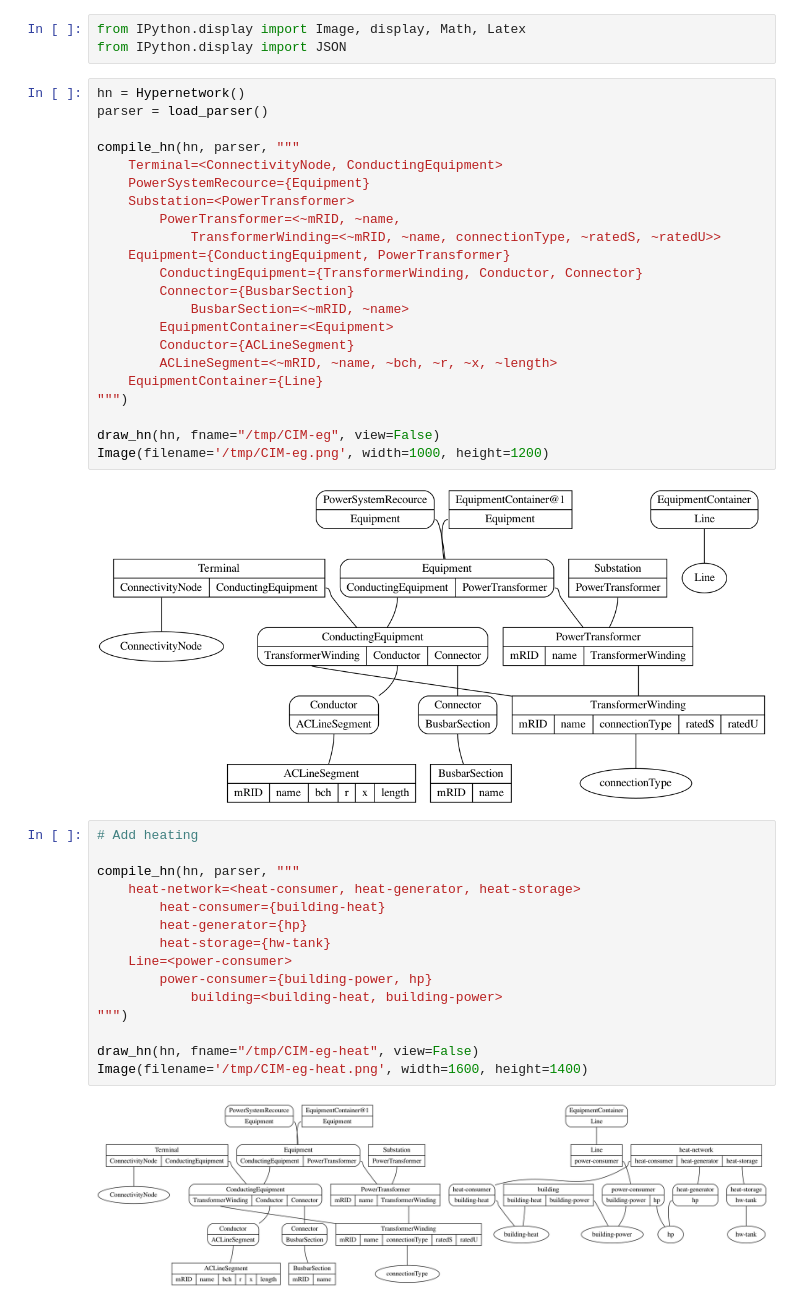
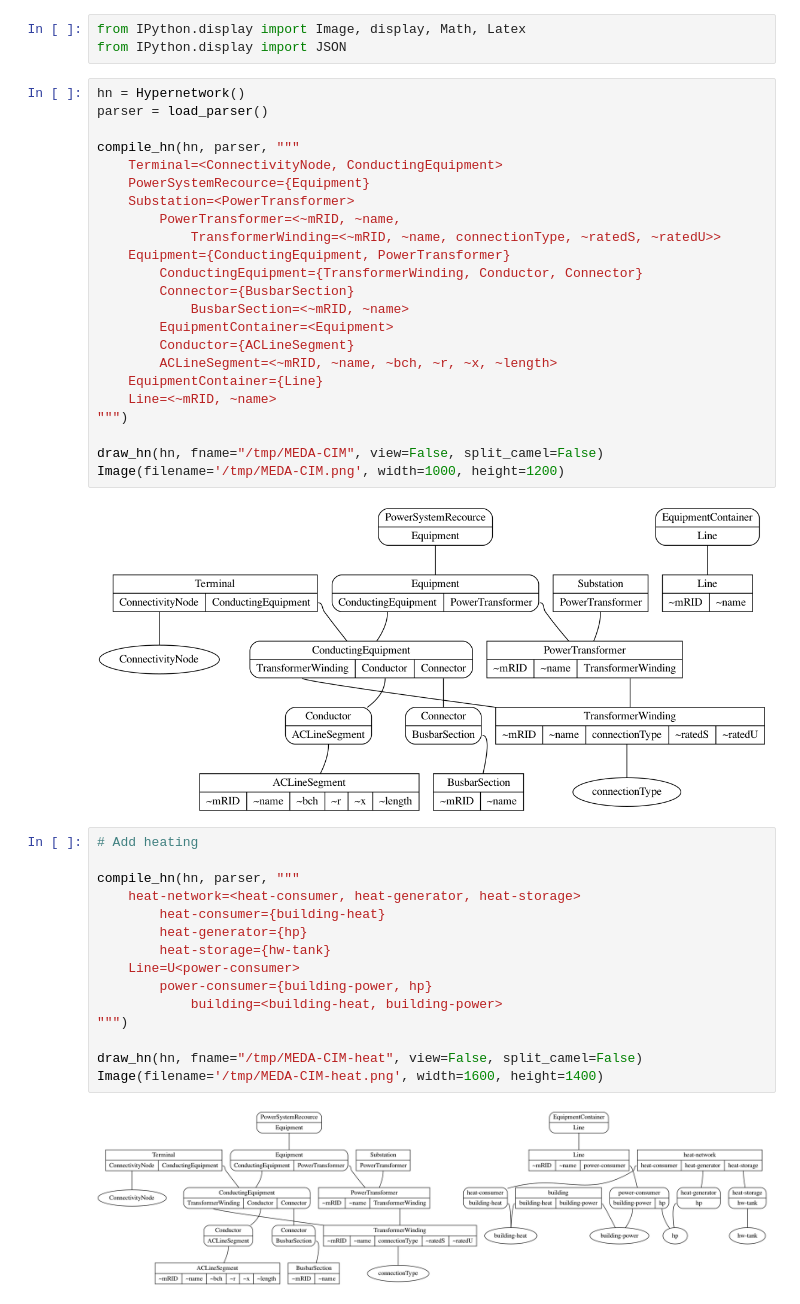
Before and after one commit to rdchar/Hora, a Jupyter notebook: examples/Power.ipynb, the cells around one changed output. Saved outputs shown, nothing was run; the diff lists cells and outputs as text.

```diff
--- a/examples/Power.ipynb
+++ b/examples/Power.ipynb
@@ -29,29 +29,30 @@ compile_hn(hn, parser, """
         Conductor={ACLineSegment}
         ACLineSegment=<~mRID, ~name, ~bch, ~r, ~x, ~length>
     EquipmentContainer={Line}
+    Line=<~mRID, ~name>
 """)
 
-draw_hn(hn, fname="/tmp/CIM-eg", view=False)
-Image(filename='/tmp/CIM-eg.png', width=1000, height=1200)
+draw_hn(hn, fname="/tmp/MEDA-CIM", view=False, split_camel=False)
+Image(filename='/tmp/MEDA-CIM.png', width=1000, height=1200)
 # %% [output]
-[figure, old version]
+[figure, new version]
 # %%
 # Add heating
 
 compile_hn(hn, parser, """
     heat-network=<heat-consumer, heat-generator, heat-storage>
         heat-consumer={building-heat}
         heat-generator={hp}
         heat-storage={hw-tank}
-    Line=<power-consumer>
+    Line=U<power-consumer>
         power-consumer={building-power, hp}
             building=<building-heat, building-power>
 """)
 
-draw_hn(hn, fname="/tmp/CIM-eg-heat", view=False)
-Image(filename='/tmp/CIM-eg-heat.png', width=1600, height=1400)
+draw_hn(hn, fname="/tmp/MEDA-CIM-heat", view=False, split_camel=False)
+Image(filename='/tmp/MEDA-CIM-heat.png', width=1600, height=1400)
 # %% [output]
-[figure, old version]
+[figure, new version]
 # %%
 # City view
 
```
Also changed, not shown: parts of 10 cells of this notebook, 28 other files.
